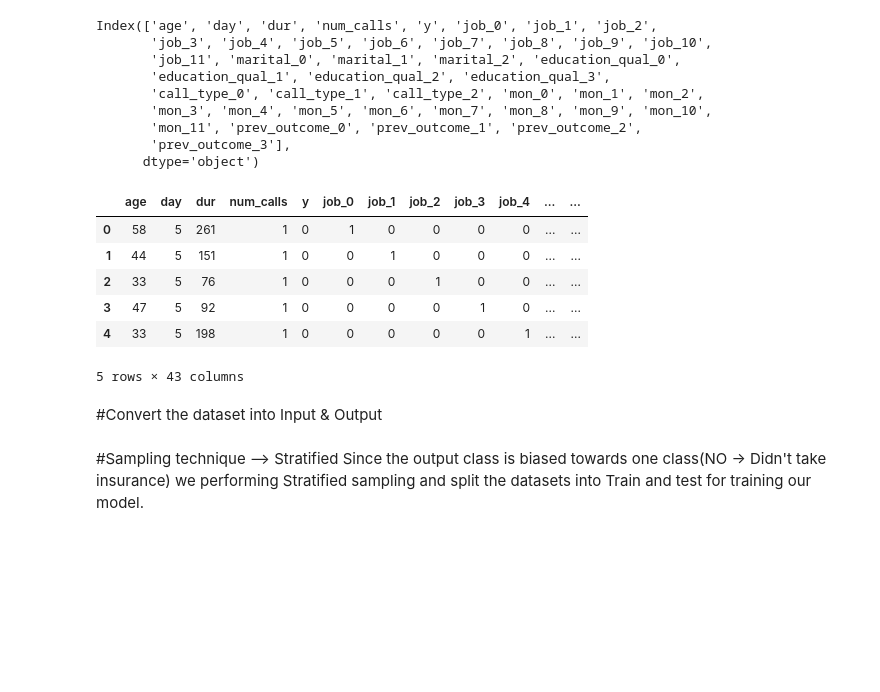
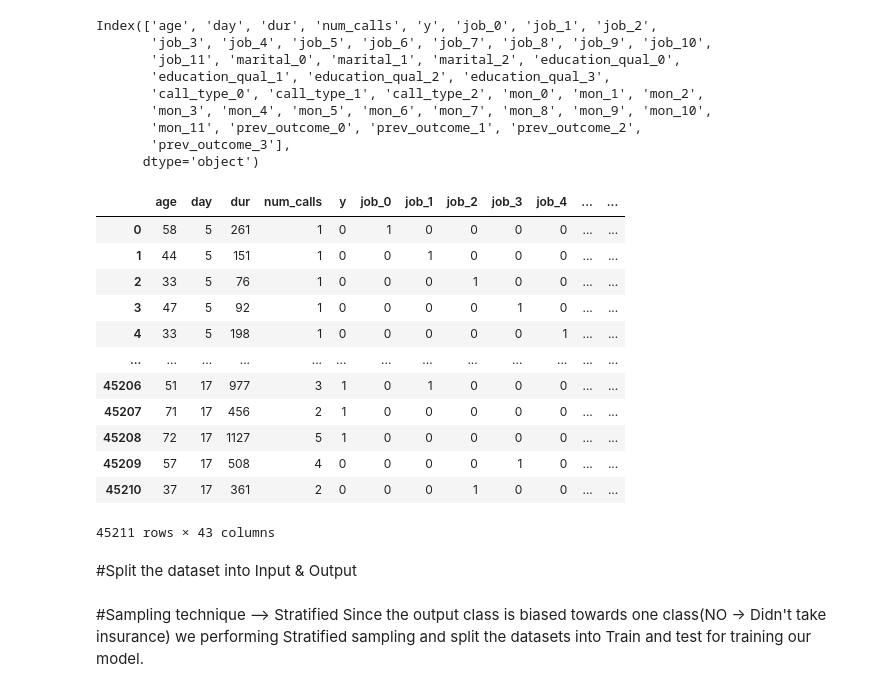
Before and after one commit to Jaiprakash91194/Customer_Conversion_Prediction, a Jupyter notebook: Customer_Conversion_Prediction.ipynb, the cells around one changed output. Cells and saved outputs as stored; diff of their text form; code cells hidden in the pictures; blank space fills up the shorter version.

```diff
--- a/Customer_Conversion_Prediction.ipynb
+++ b/Customer_Conversion_Prediction.ipynb
@@ -342,18 +314,25 @@ Index(['age', 'day', 'dur', 'num_calls', 'y', 'job_0', 'job_1', 'job_2',
        'mon_11', 'prev_outcome_0', 'prev_outcome_1', 'prev_outcome_2',
        'prev_outcome_3'],
       dtype='object')
-# %%
-df_final.head()
-# %% [output]
-|  | age | day | dur | num_calls | y | job_0 | job_1 | job_2 | job_3 | job_4 | ... | ... |
-| 0 | 58 | 5 | 261 | 1 | 0 | 1 | 0 | 0 | 0 | 0 | ... | ... |
-| 1 | 44 | 5 | 151 | 1 | 0 | 0 | 1 | 0 | 0 | 0 | ... | ... |
-| 2 | 33 | 5 | 76 | 1 | 0 | 0 | 0 | 1 | 0 | 0 | ... | ... |
-| 3 | 47 | 5 | 92 | 1 | 0 | 0 | 0 | 0 | 1 | 0 | ... | ... |
-| 4 | 33 | 5 | 198 | 1 | 0 | 0 | 0 | 0 | 0 | 1 | ... | ... |
-5 rows × 43 columns
+# %%
+# df_final["y"] = df_final["y"].map({"no": 0, "yes": 1}).astype(int)
+df_final
+# %% [output]
+|  | age | day | dur | num_calls | y | job_0 | job_1 | job_2 | job_3 | job_4 | ... | ... |
+| 0 | 58 | 5 | 261 | 1 | 0 | 1 | 0 | 0 | 0 | 0 | ... | ... |
+| 1 | 44 | 5 | 151 | 1 | 0 | 0 | 1 | 0 | 0 | 0 | ... | ... |
+| 2 | 33 | 5 | 76 | 1 | 0 | 0 | 0 | 1 | 0 | 0 | ... | ... |
+| 3 | 47 | 5 | 92 | 1 | 0 | 0 | 0 | 0 | 1 | 0 | ... | ... |
+| 4 | 33 | 5 | 198 | 1 | 0 | 0 | 0 | 0 | 0 | 1 | ... | ... |
+| ... | ... | ... | ... | ... | ... | ... | ... | ... | ... | ... | ... | ... |
+| 45206 | 51 | 17 | 977 | 3 | 1 | 0 | 1 | 0 | 0 | 0 | ... | ... |
+| 45207 | 71 | 17 | 456 | 2 | 1 | 0 | 0 | 0 | 0 | 0 | ... | ... |
+| 45208 | 72 | 17 | 1127 | 5 | 1 | 0 | 0 | 0 | 0 | 0 | ... | ... |
+| 45209 | 57 | 17 | 508 | 4 | 0 | 0 | 0 | 0 | 1 | 0 | ... | ... |
+| 45210 | 37 | 17 | 361 | 2 | 0 | 0 | 0 | 1 | 0 | 0 | ... | ... |
+45211 rows × 43 columns
 # %% [markdown]
-#Convert the dataset into Input & Output
+#Split the dataset into Input & Output
 # %%
 X = df_final.drop("y", axis=1)
 Y = df_final["y"]
```
Also changed, not shown: parts of 29 cells of this notebook.
